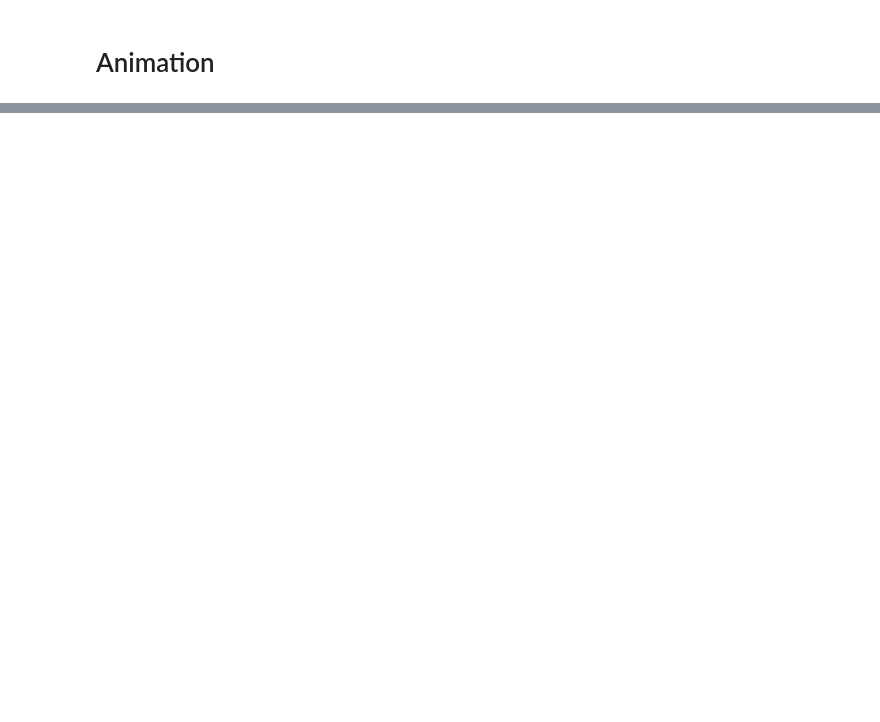
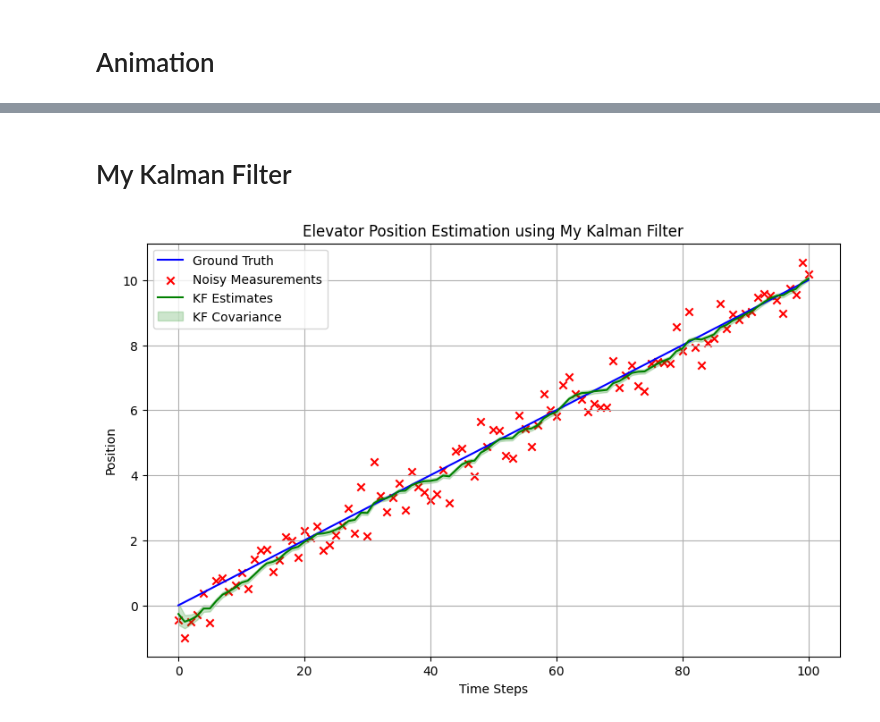
Before and after one commit to Fabulani/1d_kalman_filter, a Jupyter notebook: main.ipynb, the cells around one changed output, grey strips where cells are left out. Drawn from its saved outputs; the diff is of its cells as text; code cells hidden in the pictures; blank space fills up the shorter version.

```diff
--- a/main.ipynb
+++ b/main.ipynb
@@ -227,0 +252,79 @@ KeyboardInterrupt:
+# %% [markdown]
+# My Kalman Filter
+# %%
+def apply_my_kf(noisy_measurements):
+    # Define initial state and covariance
+    initial_state = np.array([[0.0]])  # Initial state [position]
+    initial_covariance = np.array([[1.0]])  # Initial covariance matrix
+
+    # Define process noise and measurement noise
+    process_noise = 0.01  # Process noise covariance
+    measurement_noise = 0.5  # Measurement noise covariance
+
+    # Define state transition function (linear motion with constant velocity)
+    def state_transition_function(x, dt):
+        velocity = 0.1  # Constant velocity
+        return x + velocity * dt
+
+    # Define observation function (identity observation model)
+    def observation_function(x):
+        return x
+
+    # Define Kalman Filter steps
+    def kalman_filter(current_state, current_covariance, measurement):
+        # Prediction step
+        predicted_state = state_transition_function(current_state, dt=1)
+        F = np.array([[1.0]])  # State transition matrix (Jacobian)
+        predicted_covariance = F.dot(current_covariance).dot(F.T) + process_noise
+
+        # Correction step
+        innovation = measurement - observation_function(predicted_state)
+        H = np.array([[1.0]])  # Observation matrix (Jacobian)
+        innovation_covariance = H.dot(predicted_covariance).dot(H.T) + measurement_noise
+        kalman_gain = predicted_covariance.dot(H.T).dot(np.linalg.inv(innovation_covariance))
+
+        corrected_state = predicted_state + kalman_gain.dot(innovation)
+        corrected_covariance = (np.eye(len(predicted_state)) - kalman_gain.dot(H)).dot(predicted_covariance)
+
+        return corrected_state, corrected_covariance
+
+    # Run Kalman Filter for elevator estimation
+    current_state = initial_state
+    current_covariance = initial_covariance
+    kf_estimates = []
+    kf_cov = []
+
+    for measurement in noisy_measurements:
+        current_state, current_covariance = kalman_filter(current_state, current_covariance, measurement)
+        kf_estimates.append(current_state[0, 0])
+        kf_cov.append(current_covariance[0, 0])
+
+    return kf_estimates, kf_cov
+
+kf_estimates, kf_cov = apply_my_kf(noisy_measurements)
+
+# Plotting
+plt.figure(figsize=(10, 6))
+
+# True positions
+plt.plot(true_positions, label='Ground Truth', color='blue')
+
+# Noisy measurements
+plt.scatter(range(num_steps), noisy_measurements, label='Noisy Measurements', color='red', marker='x')
+
+# Estimated positions from Kalman Filter
+plt.plot(kf_estimates, label='KF Estimates', color='green')
+
+# Covariance as shaded region
+plt.fill_between(range(num_steps), np.array(kf_estimates) - np.array(kf_cov),
+                 np.array(kf_estimates) + np.array(kf_cov),
+                 alpha=0.2, color='green', label='KF Covariance')
+
+plt.xlabel('Time Steps')
+plt.ylabel('Position')
+plt.title('Elevator Position Estimation using My Kalman Filter')
+plt.legend()
+plt.grid(True)
+plt.show()
+# %% [output]
+[figure, added]
```
Also changed, not shown: parts of 13 cells of this notebook.
